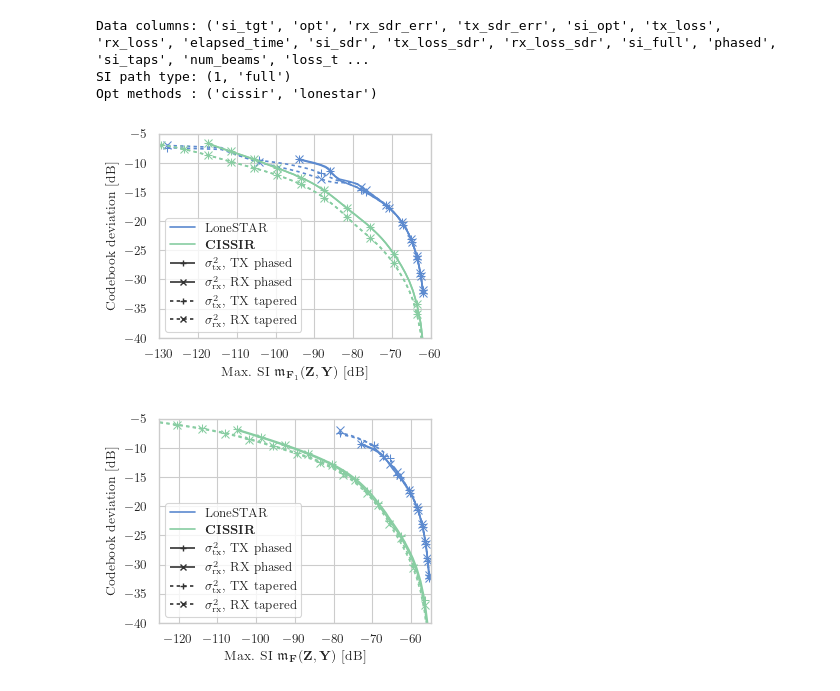
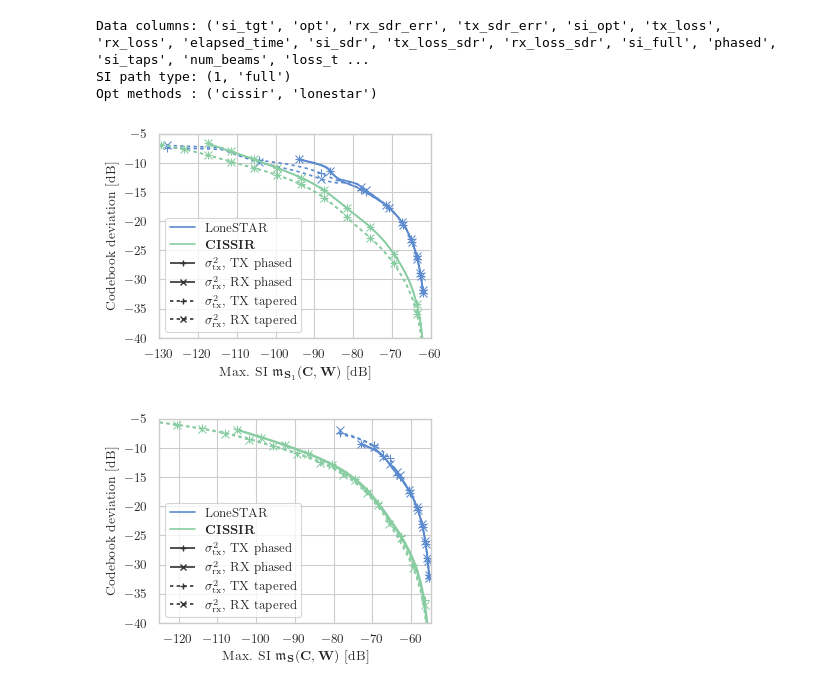
Before and after one commit to rodrihgh/CISSIR, a Jupyter notebook: notebooks/analysis/trade_off.ipynb, the cells around one changed output. Cells and saved outputs as stored; diff of their text form; code cells hidden in the pictures.

Commit message:
Add unified TX tradeoff plot

```diff
--- a/notebooks/analysis/trade_off.ipynb
+++ b/notebooks/analysis/trade_off.ipynb
@@ -33,8 +33,11 @@ tx_df["cb_error"] = tx_df["tx_loss"]
 rx_df = res_df.drop(columns="tx_loss")
 rx_df["direction"] = "rx"
 rx_df["cb_error"] = rx_df["rx_loss"]
-bi_df = pd.concat([tx_df, rx_df]).reset_index()
+bi_df = pd.concat([tx_df, rx_df])
+ls_full = bi_df.query("opt == 'lonestar'")
+bi_df = pd.concat([bi_df, ls_full.assign(si_taps='full', si_opt=ls_full['si_full'])]).reset_index()
 bi_df.loc[:, "ant_array"] = bi_df.phased.map({True: "PH", False: "TAP"}) + "-" + bi_df.direction.str.upper()
+bi_df.loc[:, "si_array"] = bi_df.phased.map({True: "PH", False: "TAP"}) + "-" + bi_df.si_taps.astype(str)
 # %%
 x_span = 70
 ymin, ymax = -40, -5
@@ -45,8 +48,8 @@ dashes = ((1,0), (1,0), (2,2), (2,2))
 
 hue="opt"
 
-si_label = r"Max. SI $\mathfrak{m}_{\mathbf F}(\mathbf{Z},\mathbf{Y})$ [dB]"
-si1_label = r"Max. SI $\mathfrak{m}_{\mathbf{F}_1}(\mathbf{Z},\mathbf{Y})$ [dB]"
+si_label = r"Max. SI $\mathfrak{m}_{\mathbf S}(\mathbf{C},\mathbf{W})$ [dB]"
+si1_label = r"Max. SI $\mathfrak{m}_{\mathbf{S}_1}(\mathbf{C},\mathbf{W})$ [dB]"
 sig2tx = r"$\sigma^2_\mathrm{tx}$"
 sig2rx = r"$\sigma^2_\mathrm{rx}$"
 set_w = r"\mathcal{W}"
@@ -56,33 +59,31 @@ _tap = r"_{\triangleright}"
 # %%
 tex_labels = ["LoneSTAR",
               r"\textbf{CISSIR}",
               rf"{sig2tx}, TX phased",
               rf"{sig2rx}, RX phased",
               rf"{sig2tx}, TX tapered",
               rf"{sig2rx}, RX tapered"]
 
 
-for xmax, xcol, xlabel, fname, df_query in [(-60, "si_opt", si1_label, "1tap_si",
-                                             "si_taps == 1", ),
-                                            (-55, "si_full", si_label, "full_si",
-                                             "si_taps == 'full' or opt == 'lonestar'")]:
+for xmax, xlabel, fname, df_query in [(-60, si1_label, "1tap_si", "si_taps == 1", ),
+                                      (-55, si_label, "full_si", "si_taps == 'full'")]:
     xmin = xmax - x_span
 
     fig, ax = plt.subplots()
-    sns.lineplot(bi_df.query(df_query), x=xcol, y="cb_error", style="ant_array", hue="opt", hue_order=['lonestar', 'cissir'],
+    sns.lineplot(bi_df.query(df_query), x="si_opt", y="cb_error", style="ant_array", hue="opt", hue_order=['lonestar', 'cissir'],
                  style_order=["PH-TX", "PH-RX", "TAP-TX", "TAP-RX"], markers=["+", "x", "+", "x"],
                  dashes=dashes, markevery=markevry, markersize=marksize, markeredgecolor=None, ax=ax)
     handles, _ = ax.get_legend_handles_labels()
 
     ax.legend(handles[1:3] + handles[4:], tex_labels)
 
     plt.xlim(xmin, xmax)
     plt.ylim(ymin, ymax)
 
     _ = plt.xlabel(xlabel)
     _ = plt.ylabel("Codebook deviation [dB]")
 
     viz.save(fig, fname)
 # %% [output]
-[figure, old version]
+[figure, new version]
-[figure, old version]
+[figure, new version]
```
Also changed, not shown: parts of 2 cells of this notebook.
